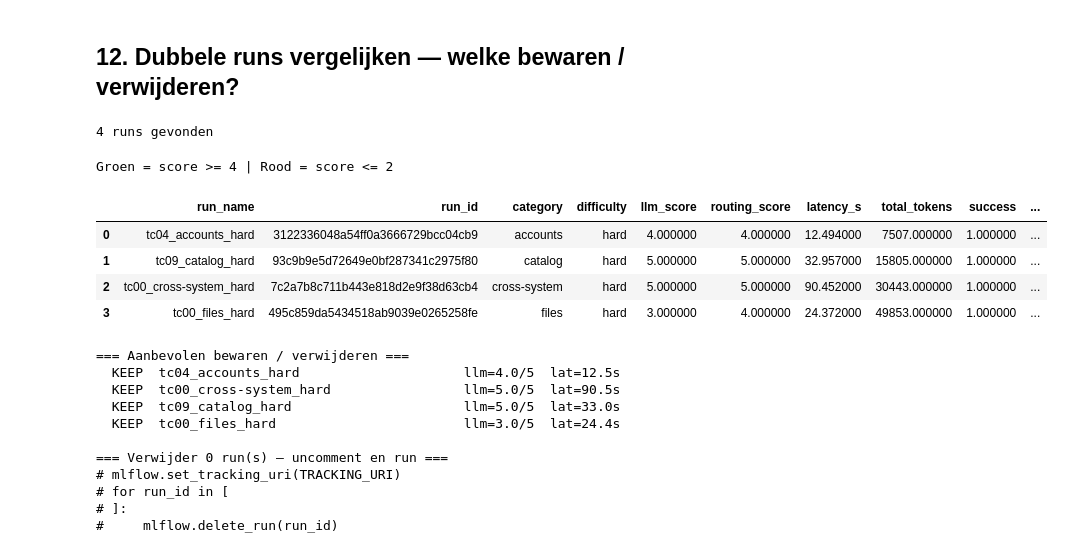
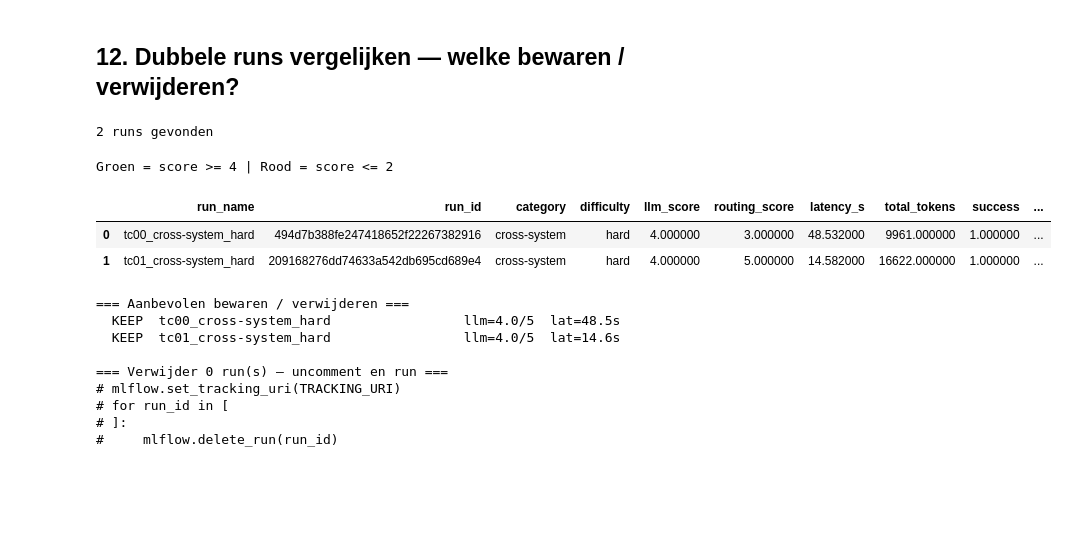
Before and after one commit to arnealb/graphxmaf, a Jupyter notebook: eval/eval_plots (1).ipynb, the cells around one changed output. Saved outputs shown, nothing was run; the diff lists cells and outputs as text; code cells hidden in the pictures; blank space fills up the shorter version.

```diff
--- a/eval/eval_plots (1).ipynb
+++ b/eval/eval_plots (1).ipynb
@@ -642,11 +636,8 @@ Alle prompts zijn gerund!
 # %%
 # Plak hier de run_ids (8-char) uit cel 11 — alle duplicates bij elkaar
 DUPLICATE_RUN_IDS = [
-    "31223360", "d8024620", "d81001ed",  # Find Salesforce accounts in France...
-    "06e58231", "f3dc0c81", "deee3587",  # Find Salesforce leads Technology/Software...
-    "7c2a7b8c", "80fb89e4",              # Find Salesforce leads Belgium + SmartSales...
-    "495c859d", "5afc14a5",              # Search OneDrive for Excel files...
-    "93c9b9e5", "cea201fc",              # List SmartSales catalog items...
+    "494d7b38", "762e805b", "20916827",  # Find Salesforce accounts in France...
+    "5c684c4b"
 ]
 
 # ── Match korte IDs naar volledige run_ids ────────────────────────────────────
@@ -686,43 +677,39 @@ if 'query' in df.columns:
     _dup_full['_fp'] = _dup_full['query'].fillna('').apply(lambda t: t.strip()[:200])
 
     print('=== Aanbevolen bewaren / verwijderen ===')
     for _fp_key, _grp in _dup_full.groupby('_fp'):
         _grp_sorted = _grp.sort_values(
             ['llm_score', 'routing_score', 'latency_s'],
             ascending=[False, False, True],
         )
         _best = _grp_sorted.iloc[0]
         _rest = _grp_sorted.iloc[1:]
         _keep.append(_best['run_id'])
         _delete.extend(_rest['run_id'].tolist())
         _label = (_best.get('run_name') or _best['run_id'][:8])
         print(f'  KEEP  {_label:<38} llm={_best["llm_score"]}/5  lat={_best["latency_s"]:.1f}s')
         for _, _r in _rest.iterrows():
             _rl = (_r.get('run_name') or _r['run_id'][:8])
             print(f'  DEL   {_rl:<38} llm={_r["llm_score"]}/5  lat={_r["latency_s"]:.1f}s')
 
     print(f'\n=== Verwijder {len(_delete)} run(s) — uncomment en run ===')
     print('# mlflow.set_tracking_uri(TRACKING_URI)')
     print('# for run_id in [')
     for _rid in _delete:
         _rname = (df[df['run_id'] == _rid]['run_name'].iloc[0]
                   if 'run_name' in df.columns else '')
         print(f'#     "{_rid}",  # {_rname}')
     print('# ]:')
     print('#     mlflow.delete_run(run_id)')
 # %% [output]
-4 runs gevonden
+2 runs gevonden
 Groen = score >= 4 | Rood = score <= 2
 |  | run_name | run_id | category | difficulty | llm_score | routing_score | latency_s | total_tokens | success | ... |
-| 0 | tc04_accounts_hard | 3122336048a54ff0a3666729bcc04cb9 | accounts | hard | 4.000000 | 4.000000 | 12.494000 | 7507.000000 | 1.000000 | ... |
-| 1 | tc09_catalog_hard | 93c9b9e5d72649e0bf287341c2975f80 | catalog | hard | 5.000000 | 5.000000 | 32.957000 | 15805.000000 | 1.000000 | ... |
-| 2 | tc00_cross-system_hard | 7c2a7b8c711b443e818d2e9f38d63cb4 | cross-system | hard | 5.000000 | 5.000000 | 90.452000 | 30443.000000 | 1.000000 | ... |
-| 3 | tc00_files_hard | 495c859da5434518ab9039e0265258fe | files | hard | 3.000000 | 4.000000 | 24.372000 | 49853.000000 | 1.000000 | ... |
+| 0 | tc00_cross-system_hard | 494d7b388fe247418652f22267382916 | cross-system | hard | 4.000000 | 3.000000 | 48.532000 | 9961.000000 | 1.000000 | ... |
+| 1 | tc01_cross-system_hard | 209168276dd74633a542db695cd689e4 | cross-system | hard | 4.000000 | 5.000000 | 14.582000 | 16622.000000 | 1.000000 | ... |
 === Aanbevolen bewaren / verwijderen ===
-  KEEP  tc04_accounts_hard                     llm=4.0/5  lat=12.5s
-  KEEP  tc00_cross-system_hard                 llm=5.0/5  lat=90.5s
-  KEEP  tc09_catalog_hard                      llm=5.0/5  lat=33.0s
-  KEEP  tc00_files_hard                        llm=3.0/5  lat=24.4s
+  KEEP  tc00_cross-system_hard                 llm=4.0/5  lat=48.5s
+  KEEP  tc01_cross-system_hard                 llm=4.0/5  lat=14.6s
 
 === Verwijder 0 run(s) — uncomment en run ===
 # mlflow.set_tracking_uri(TRACKING_URI)
```
Also changed, not shown: parts of 8 cells of this notebook, 8 other files.
